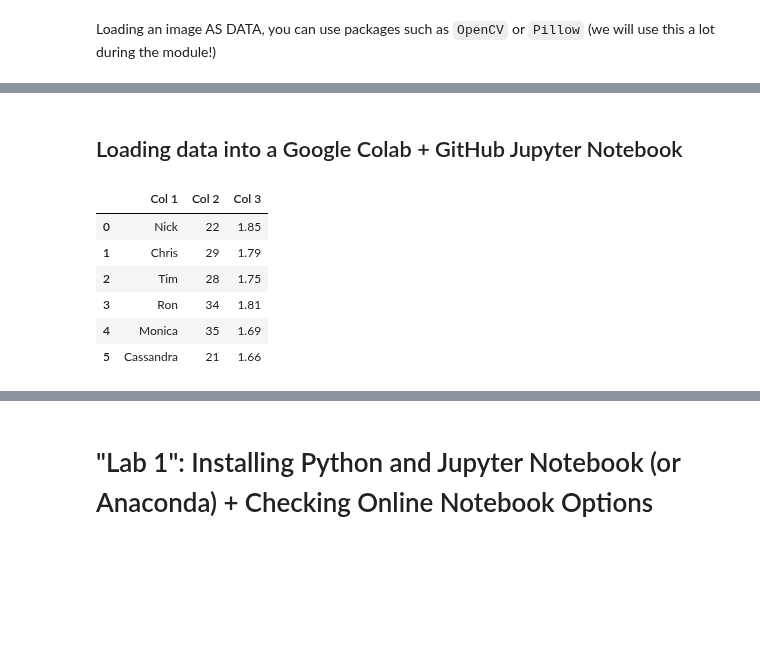
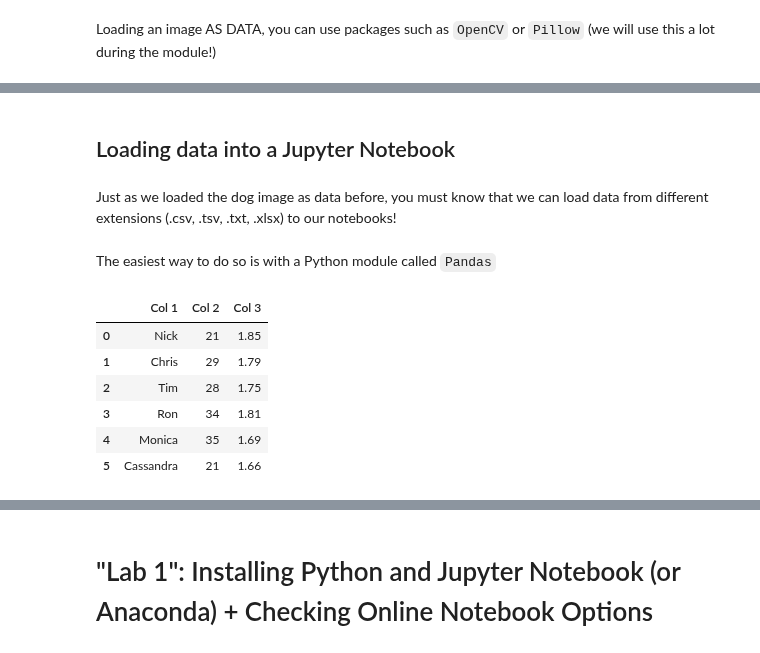
Before and after one commit to carlosfmorenog/CMM536, a Jupyter notebook: CMM536_Topic_1/CMM536_T1_Lec.ipynb, the cells around one changed output, grey strips where cells are left out. Saved outputs shown, nothing was run; the diff lists cells and outputs as text; code cells hidden in the pictures; blank space fills up the shorter version.

```diff
--- a/CMM536_Topic_1/CMM536_T1_Lec.ipynb
+++ b/CMM536_Topic_1/CMM536_T1_Lec.ipynb
@@ -126,16 +122,22 @@ HTML('<iframe width="560" height="315" src="https://www.youtube.com/embed/r-uOLx
 # %% [output]
 [interactive output not drawn]
 # %% [markdown]
-## Loading data into a Google Colab + GitHub Jupyter Notebook
+## Loading data into a Jupyter Notebook
+# %% [markdown]
+Just as we loaded the dog image as data before, you must know that we can load data from different extensions (.csv, .tsv, .txt, .xlsx) to our notebooks!
+# %% [markdown]
+The easiest way to do so is with a Python module called `Pandas`
 # %%
 import pandas as pd
-data_git2 = pd.read_csv('/content/CMM536/CMM536_Topic_1/data.csv')
-data_git2
-# %% [output]
-|  | Col 1 | Col 2 | Col 3 |
-| 0 | Nick | 22 | 1.85 |
-| 1 | Chris | 29 | 1.79 |
-| 2 | Tim | 28 | 1.75 |
-| 3 | Ron | 34 | 1.81 |
-| 4 | Monica | 35 | 1.69 |
-| 5 | Cassandra | 21 | 1.66 |
+# %%
+# This cell will work only if the "data.csv" is in the same directory as this notebook
+data = pd.read_csv('/content/data.csv') # again, load file and address correctly
+data
+# %% [output]
+|  | Col 1 | Col 2 | Col 3 |
+| 0 | Nick | 21 | 1.85 |
+| 1 | Chris | 29 | 1.79 |
+| 2 | Tim | 28 | 1.75 |
+| 3 | Ron | 34 | 1.81 |
+| 4 | Monica | 35 | 1.69 |
+| 5 | Cassandra | 21 | 1.66 |
```
Also changed, not shown: parts of 31 cells of this notebook.
